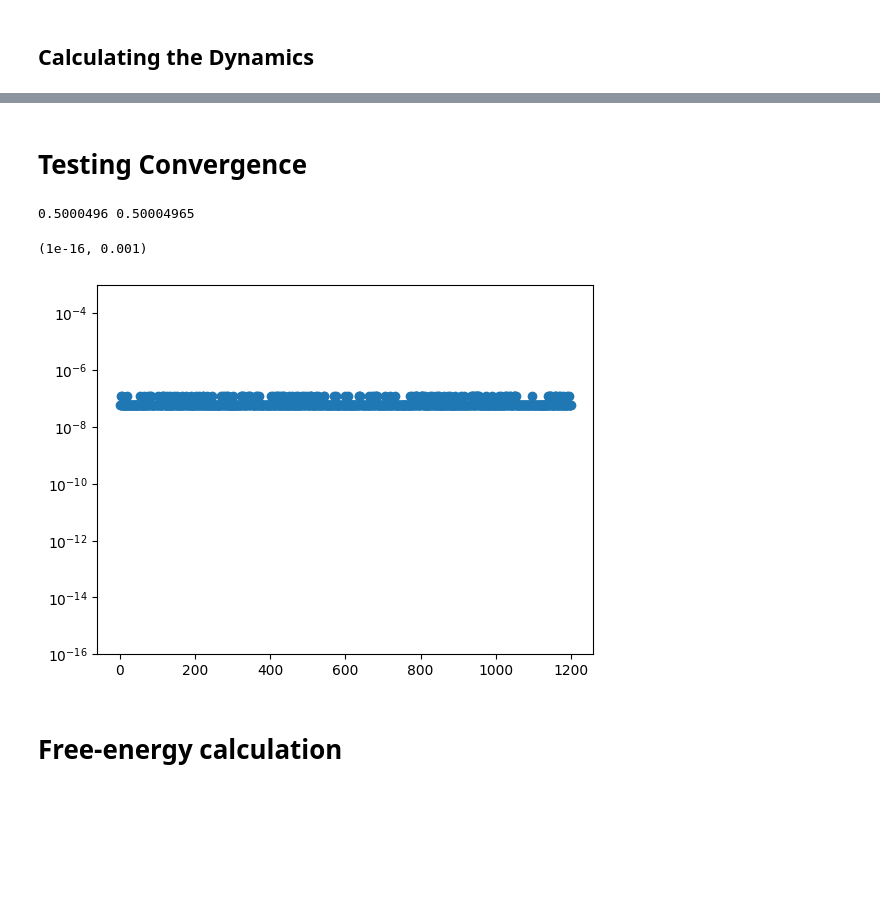
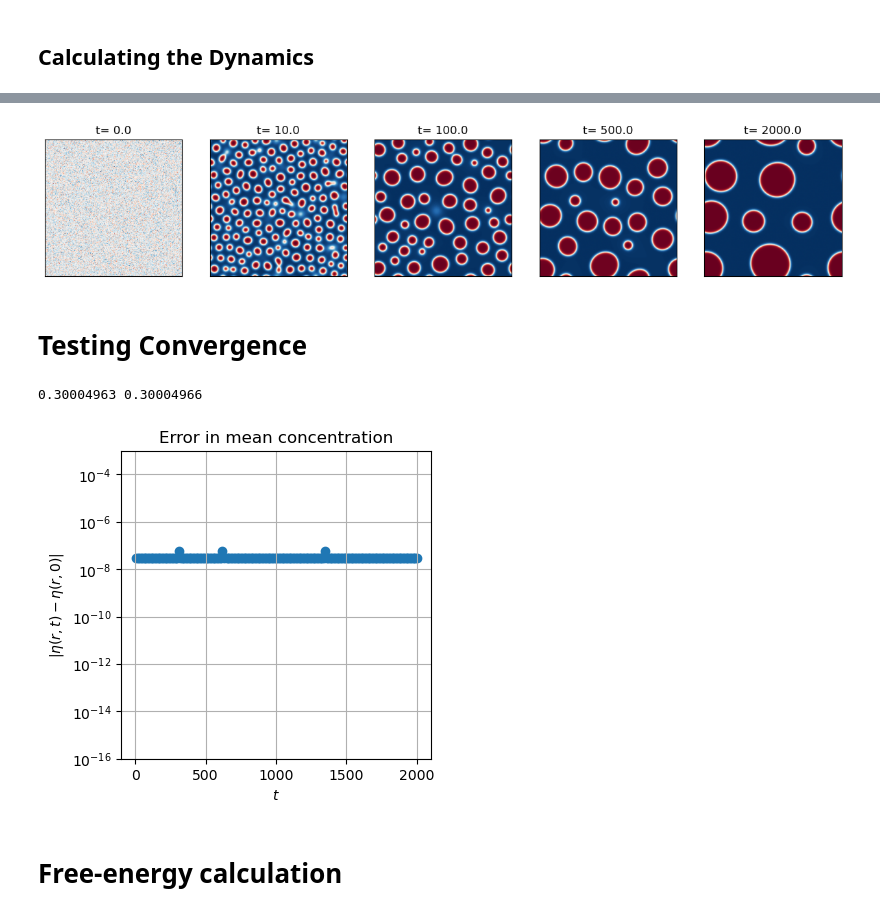
Before and after one commit to elvissoares/spectralETD, a Jupyter notebook: examples/CH2d.ipynb, the cells around one changed output, grey strips where cells are left out. Saved outputs shown, nothing was run; the diff lists cells and outputs as text; code cells hidden in the pictures; blank space fills up the shorter version.

```diff
--- a/examples/CH2d.ipynb
+++ b/examples/CH2d.ipynb
@@ -20,5 +47,5 @@ kappa = 0.1 #gradient coeficient
 # %%
-CH = spectralETD(ndim=2,method='ETD',device='cuda')
+CH = SpectralETD(ndim=2,method='ETD',device='cuda')
 # %% [output]
 Using dimensions: 2
 Using method: ETD
@@ -50,18 +83,18 @@ Using time step: 0.01
 # %% [markdown]
 ## Calculating the Dynamics
 # %%
-T = 1200 # total time
+T = 2000 # total time
 
 # Setting Initial condition
 seed = 12345 # (random seed for reproducibility)
 rng = np.random.default_rng(seed)
 noise = 0.01
-mean = 0.5
+mean = 0.3
 n0 = mean + noise*rng.standard_normal((CH.Ngrid[0],CH.Ngrid[1]))  # initial condition
 CH.Set_Field(n0)
 
 # Calculate the dynamics
 # ti: initial time, tf: final time, print_every: how often to print progress
 # The output is a tuple (t, n) where t is the time array and n is the field array
-t, n = CH.Calculate_Dynamics(ti=0.0, tf=T, print_every=100)
+t, n = CH.Calculate_Dynamics(ti=0.0, tf=T, print_every=1000)
 # %% [output]
@@ -141,8 +118,22 @@ plt.yticks([])
+# %%
+# make a subplot with 5 images
+plt.figure(figsize=(15,3))
+
+iprint = np.array([0,1,10,50,-1])
+
+for j in range(iprint.size):
+    plt.subplot(1,5,j+1)
+    plt.imshow(n[iprint[j]],cmap='RdBu_r')
+    plt.title(f"t= {t[iprint[j]]}")
+    plt.xticks([])
+    plt.yticks([])
+# %% [output]
+[figure, added]
 # %% [markdown]
 # Testing Convergence
 # %%
 print(n[0].mean(),n[-1].mean())
 # %% [output]
-0.5000496 0.50004965
+0.30004963 0.30004966
 # %%
 error= np.abs(np.mean(n[0])-np.mean(n,axis=(1,2)))
@@ -151,10 +140,14 @@ error= np.abs(np.mean(n[0])-np.mean(n,axis=(1,2)))
 # %%
+plt.figure(figsize=(4, 4))
+plt.title('Error in mean concentration')
 plt.yscale('log')
 plt.scatter(t,error)
 plt.ylim(1e-16,1e-3)
+plt.xlabel(r'$t$')
+plt.ylabel(r'$|\eta(r,t)-\eta(r,0)|$')
+plt.grid()
 # %% [output]
-(1e-16, 0.001)
-[figure, old version]
+[figure, new version]
 # %% [markdown]
 # Free-energy calculation
 # %%
```
Also changed, not shown: parts of 22 cells of this notebook, 4 other files.
